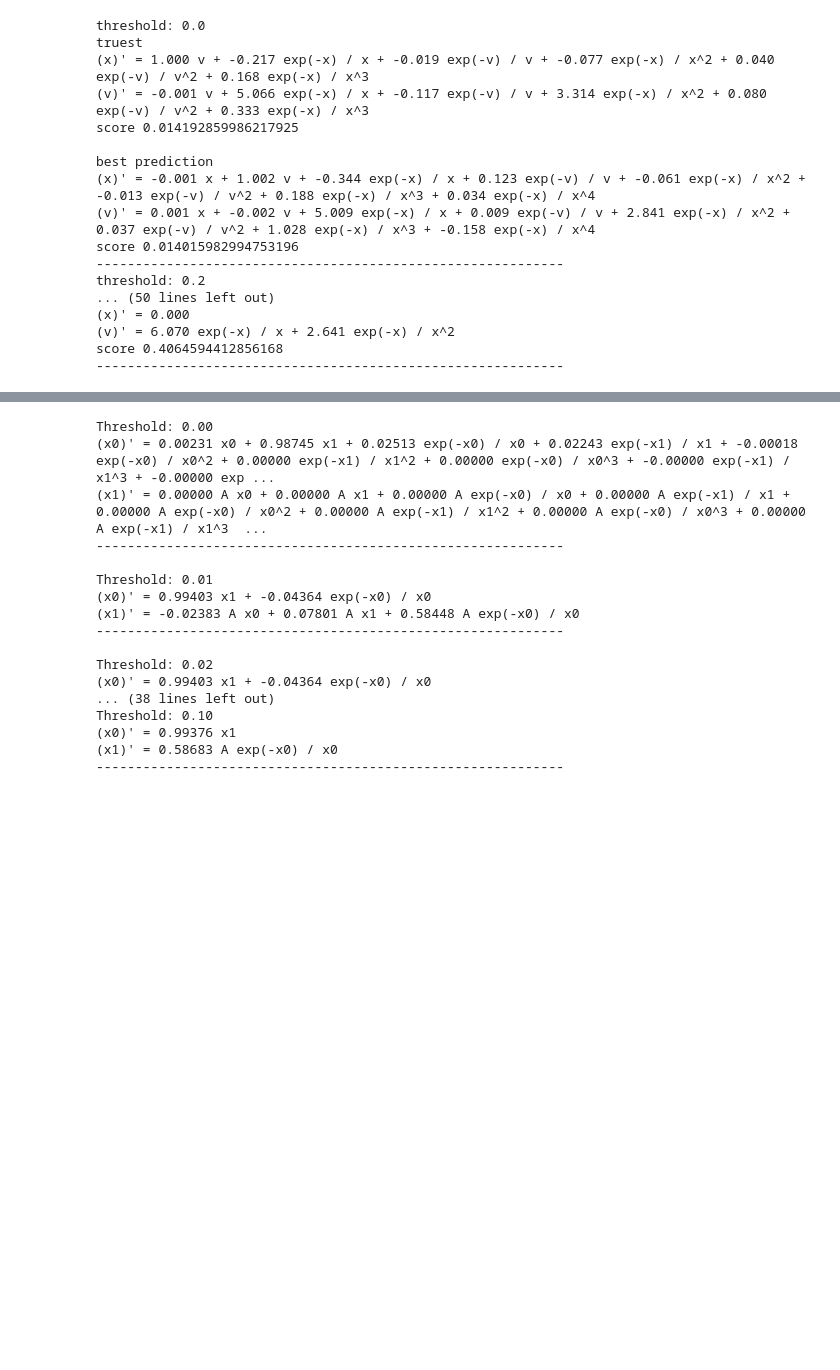
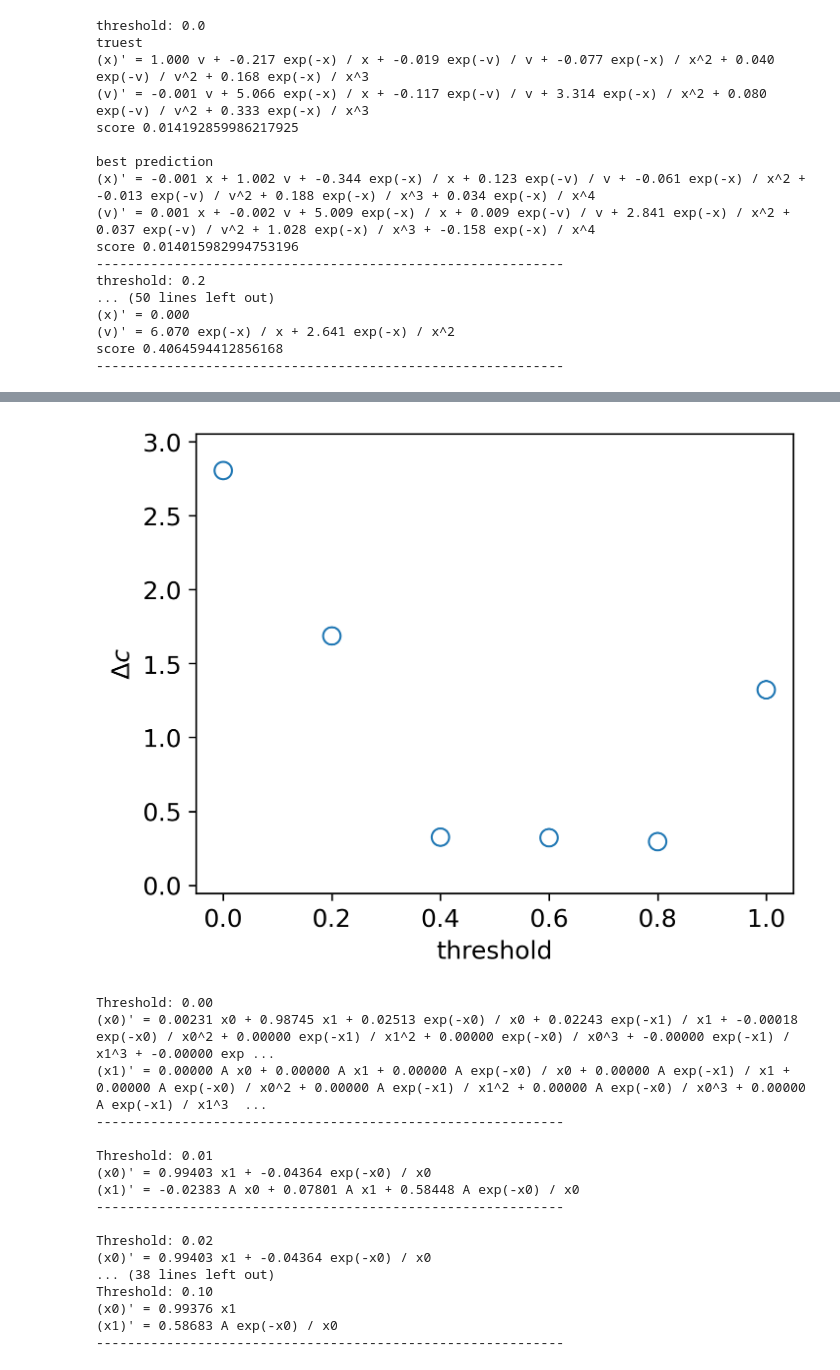
Before and after one commit to zbrookshowe/yukawa-sindy, a Jupyter notebook: paper_results/weak_vs_strong.ipynb, the cells around one changed output, grey strips where cells are left out. Cells and saved outputs as stored; diff of their text form; code cells hidden in the pictures; blank space fills up the shorter version.

```diff
--- a/paper_results/weak_vs_strong.ipynb
+++ b/paper_results/weak_vs_strong.ipynb
@@ -533,0 +539,37 @@ plot_strong_vs_weak(*strong_vs_weak_args)
+# %%
+def plot_just_weak(weak_coefficients, weak_thresholds):
+    # compute delta c
+    coef_devs = cv.compute_coef_devs(weak_coefficients)
+    # compute complexities
+    complexities = []
+    for coefs in weak_coefficients:
+        complexities_to_add = np.count_nonzero(coefs)
+        complexities.append(complexities_to_add)
+
+    # plot
+    fig, axs = plt.subplots(sharey=True, figsize=(5,4))
+    x = weak_thresholds
+    y = coef_devs
+    axs.scatter(x, y, **scatter_kwargs)
+
+    # define x and y pads
+    xlim = axs.get_xlim()
+    xpad = 0.015 * (xlim[1] - xlim[0])
+    ylim = axs.get_ylim()
+    ypad = 0.02 * (ylim[1] - ylim[0])
+
+    # # label the points with the complexities
+    # for i, txt in enumerate(complexities):
+    #     axs.annotate(txt, (x[i], y[i]), (x[i]+xpad, y[i]-ypad), fontsize=10)
+
+    axs.set(xlabel="threshold", ylabel="$\\Delta c$", ylim=[0-ypad,3+ypad])
+
+    fig.tight_layout()
+    fig.set_dpi(300)
+
+    return fig, axs
+
+fig, axs = plot_just_weak(*strong_vs_weak_args[-2:])
+fig.savefig("paper_results/figs/weak.svg", format="svg")
+# %% [output]
+[figure, added]
```
Also changed, not shown: parts of 9 cells of this notebook, 3 other files.
